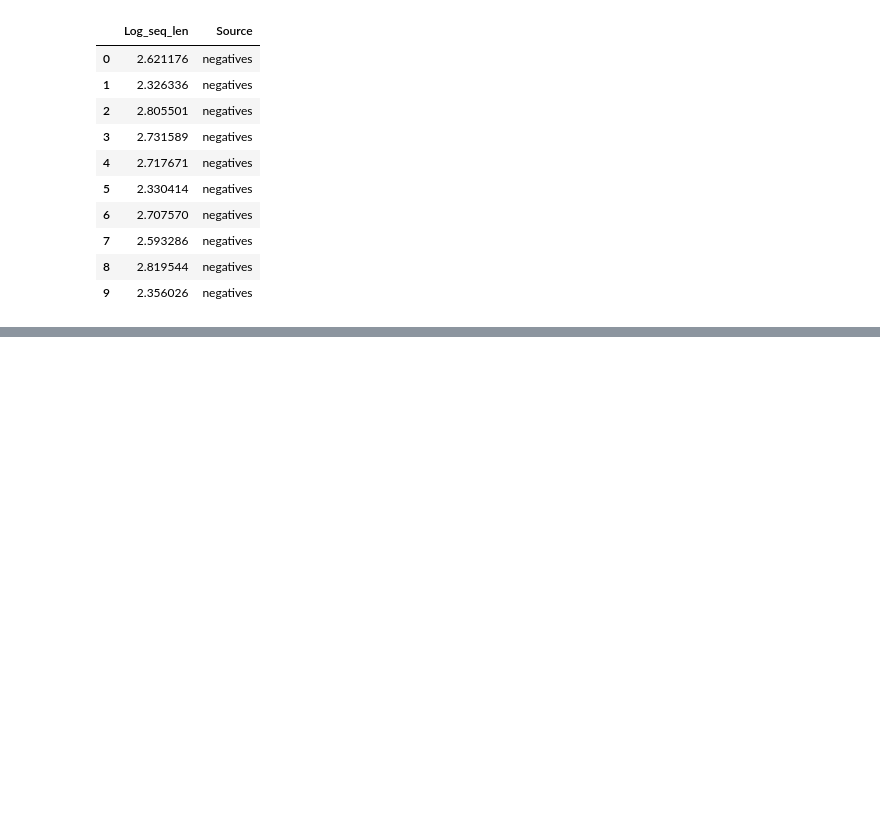
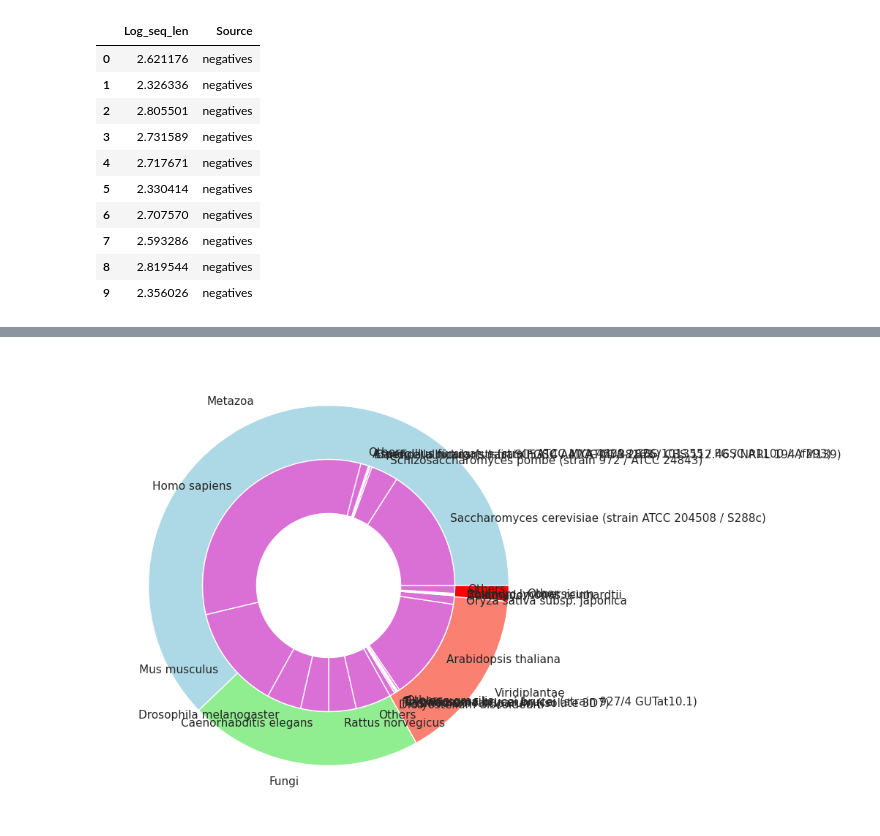
Before and after one commit to Amedeoxa/LAB2_project_group_N11, a Jupyter notebook: data_analysis/3_Data_analysis.ipynb, the cells around one changed output, grey strips where cells are left out. Drawn from its saved outputs; the diff is of its cells as text; code cells hidden in the pictures; blank space fills up the shorter version.

```diff
--- a/data_analysis/3_Data_analysis.ipynb
+++ b/data_analysis/3_Data_analysis.ipynb
@@ -75,0 +200,4 @@ plt.show()
+# %%
+training_set = pd.concat([negatives[['ID','Organism_name', 'Kingdom']], positives[['ID','Organism_name', 'Kingdom']]], ignore_index=True)
+training_set.shape
+training_set.head()
@@ -75,0 +211,32 @@ plt.show()
+# %%
+kingdom_count = training_set['Kingdom'].value_counts()
+species_count = training_set.groupby(['Kingdom', 'Organism_name']).size()
+
+outer_colors = ['lightblue', 'lightgreen', 'salmon','red']
+species_labels = [idx[1] for idx in species_count.index]
+
+top_n = 5
+species_top = []
+
+for kingdom, group in species_count.groupby(level=0):
+    top = group.nlargest(top_n)
+    others = group.sum() - top.sum()
+    species_top.extend(top.tolist())
+    if others > 0:
+        species_top.append(others)
+
+labels = []
+for kingdom, group in species_count.groupby(level=0):
+    top = group.nlargest(top_n)
+    labels.extend([idx[1] for idx in top.index])
+    others = group.sum() - top.sum()
+    if others > 0:
+        labels.append('Others')
+
+fig, ax = plt.subplots(figsize=(8,8))
+
+ax.pie(kingdom_count, labels=kingdom_count.index, radius=1, colors=outer_colors, wedgeprops=dict(width=0.3, edgecolor='w'))
+ax.pie(species_top, labels=labels, radius=0.7, wedgeprops=dict(width=0.3, edgecolor='w'))
+plt.show()
+# %% [output]
+[figure, added]
```
Also changed, not shown: parts of 17 cells of this notebook.
